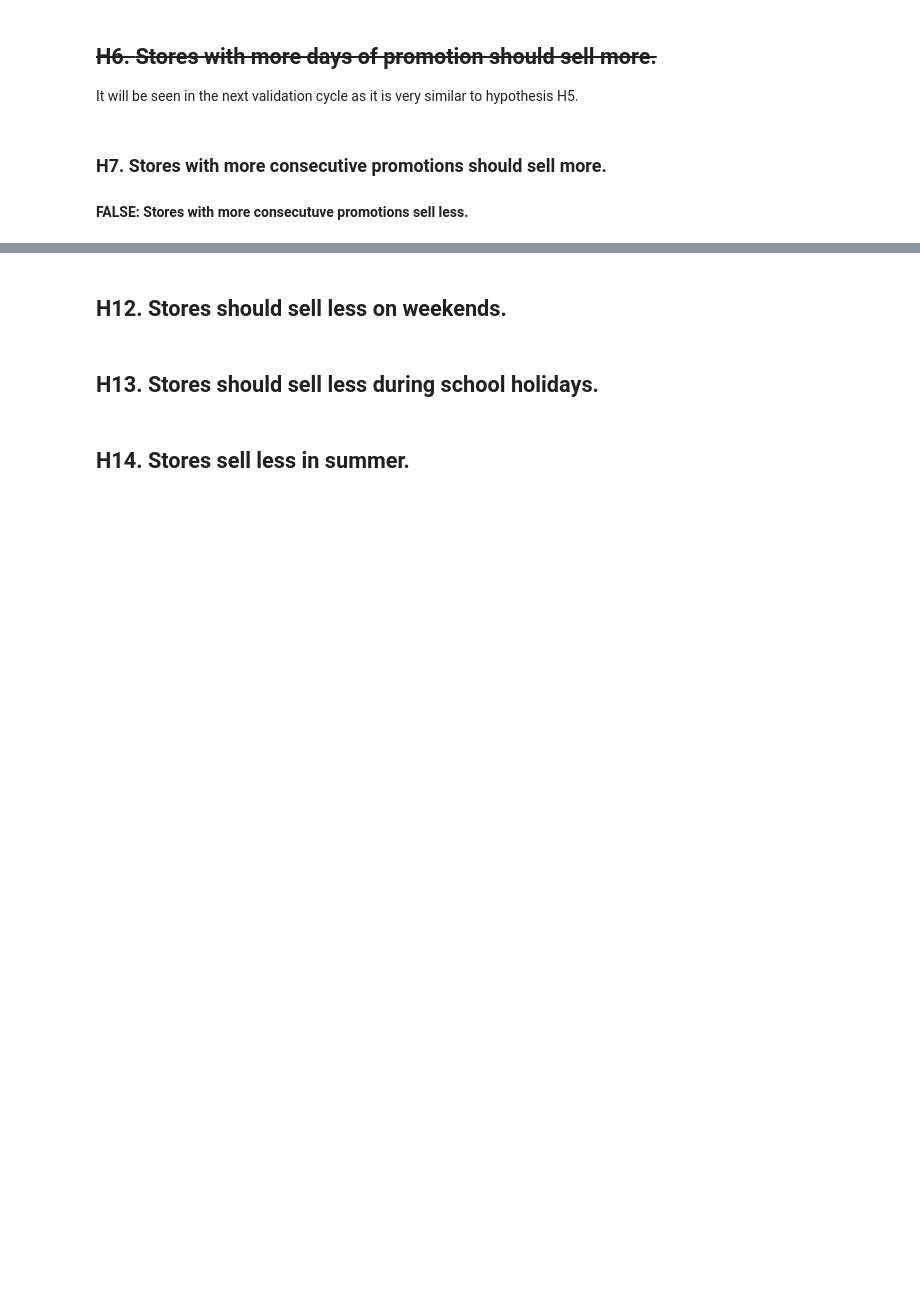
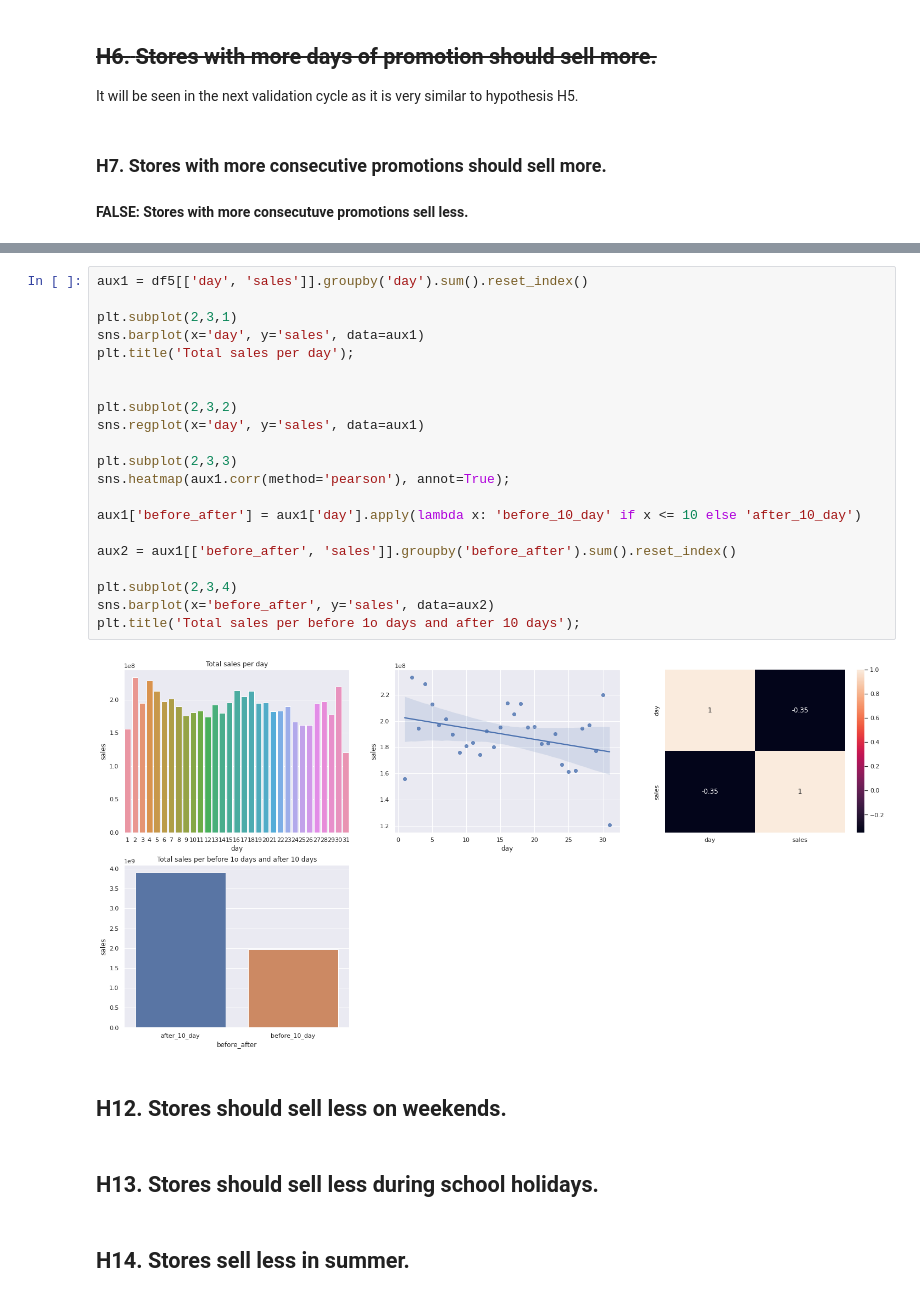
Before and after one commit to luanjesus/rossmann_store_sales_prediction, a Jupyter notebook: exploratory_data_analysis.ipynb, the cells around one changed output, grey strips where cells are left out. Saved outputs shown, nothing was run; the diff lists cells and outputs as text; blank space fills up the shorter version.

```diff
--- a/exploratory_data_analysis.ipynb
+++ b/exploratory_data_analysis.ipynb
@@ -692,3 +748,26 @@ ax.legend(labels=['Traditional and Extended', 'Extended'])
+# %%
+aux1 = df5[['day', 'sales']].groupby('day').sum().reset_index()
+
+plt.subplot(2,3,1)
+sns.barplot(x='day', y='sales', data=aux1)
+plt.title('Total sales per day');
+
+
+plt.subplot(2,3,2)
+sns.regplot(x='day', y='sales', data=aux1)
+
+plt.subplot(2,3,3)
+sns.heatmap(aux1.corr(method='pearson'), annot=True);
+
+aux1['before_after'] = aux1['day'].apply(lambda x: 'before_10_day' if x <= 10 else 'after_10_day')
+
+aux2 = aux1[['before_after', 'sales']].groupby('before_after').sum().reset_index()
+
+plt.subplot(2,3,4)
+sns.barplot(x='before_after', y='sales', data=aux2)
+plt.title('Total sales per before 1o days and after 10 days');
+# %% [output]
+[figure, added]
 # %% [markdown]
 ## **H12.** Stores should sell less on weekends.
 # %% [markdown]
```
Also changed, not shown: parts of 15 cells of this notebook.
